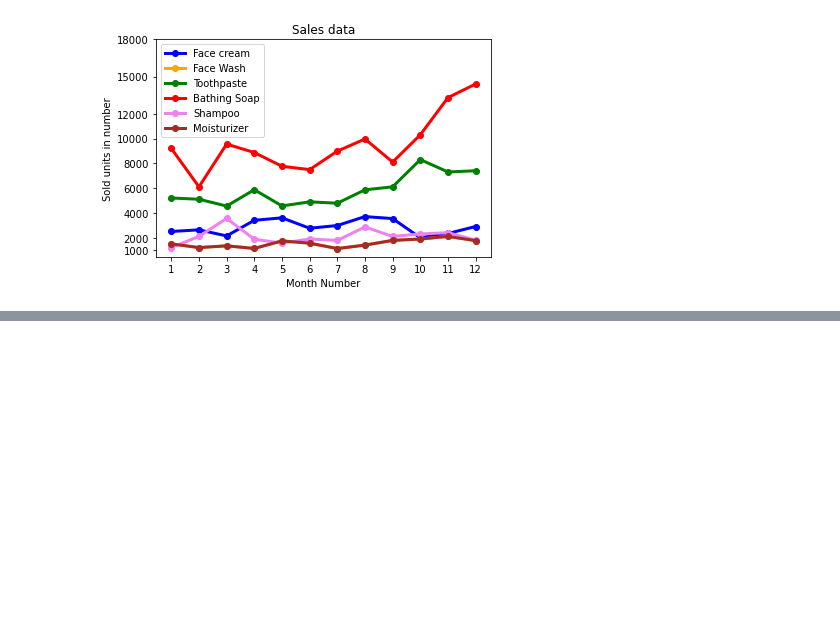
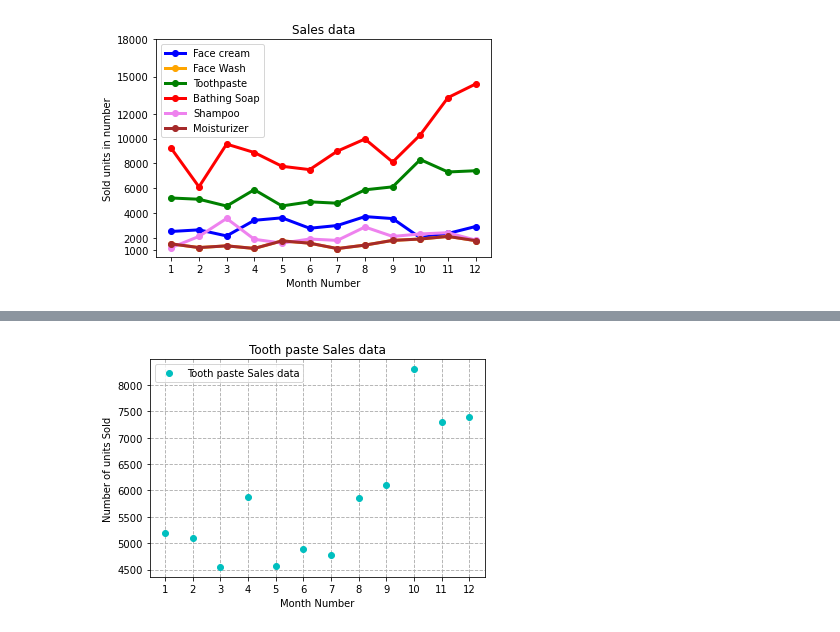
Before and after one commit to abechere/DataScience21, a Jupyter notebook: Block_1/Assignments/1_MatplotLib.ipynb, the cells around one changed output, grey strips where cells are left out. Saved outputs shown, nothing was run; the diff lists cells and outputs as text; code cells hidden in the pictures; blank space fills up the shorter version.

```diff
--- a/Block_1/Assignments/1_MatplotLib.ipynb
+++ b/Block_1/Assignments/1_MatplotLib.ipynb
@@ -126,6 +126,21 @@ Also, add a grid in the plot.
 
 ### The result should look something like this:
 <img src="IMG/4.png" width=400>
+# %%
+fig, ax = plt.subplots(figsize=(6,4))
+
+ax.plot(data.month_number, data.toothpaste, 'co', label="Tooth paste Sales data")
+
+ax.set_xlabel('Month Number')
+ax.set_ylabel('Number of units Sold')
+ax.set_title('Tooth paste Sales data');
+
+ax.set_xticks(range(1,13))
+ax.grid(linestyle='dashed', linewidth=0.9)
+ax.legend(loc=2)
+plt.show()
+# %% [output]
+[figure, added]
 # %% [markdown]
 ## Exercise 5
 Read face cream and facewash product sales data and show it using the bar chart
```
